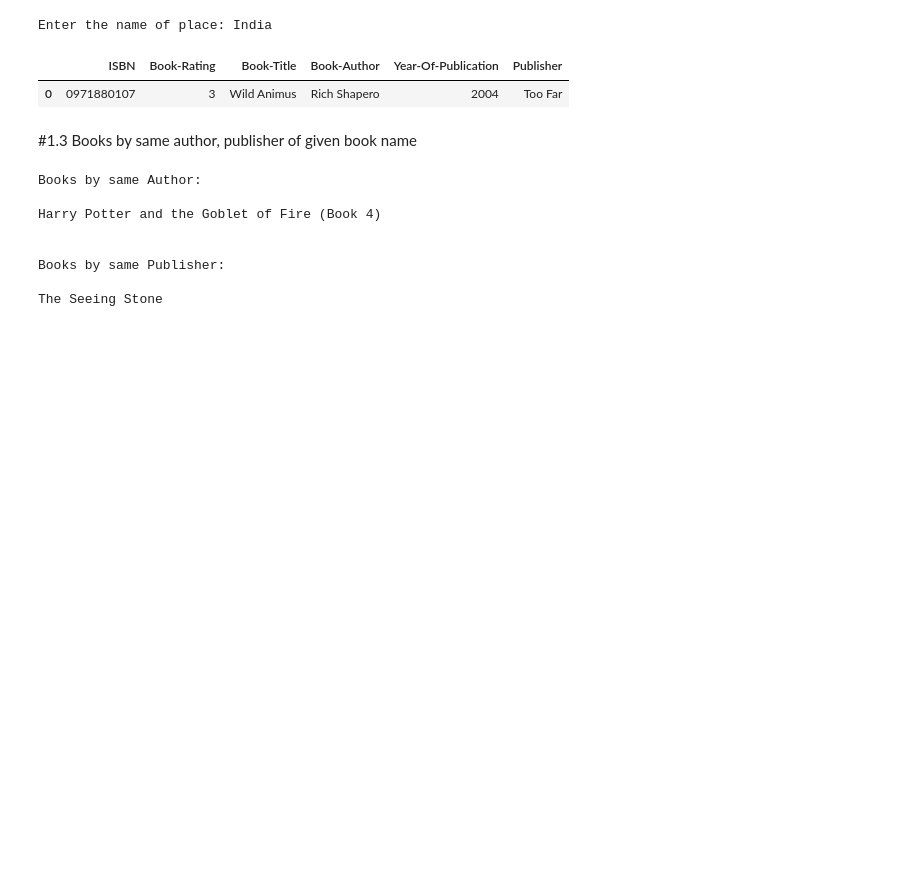
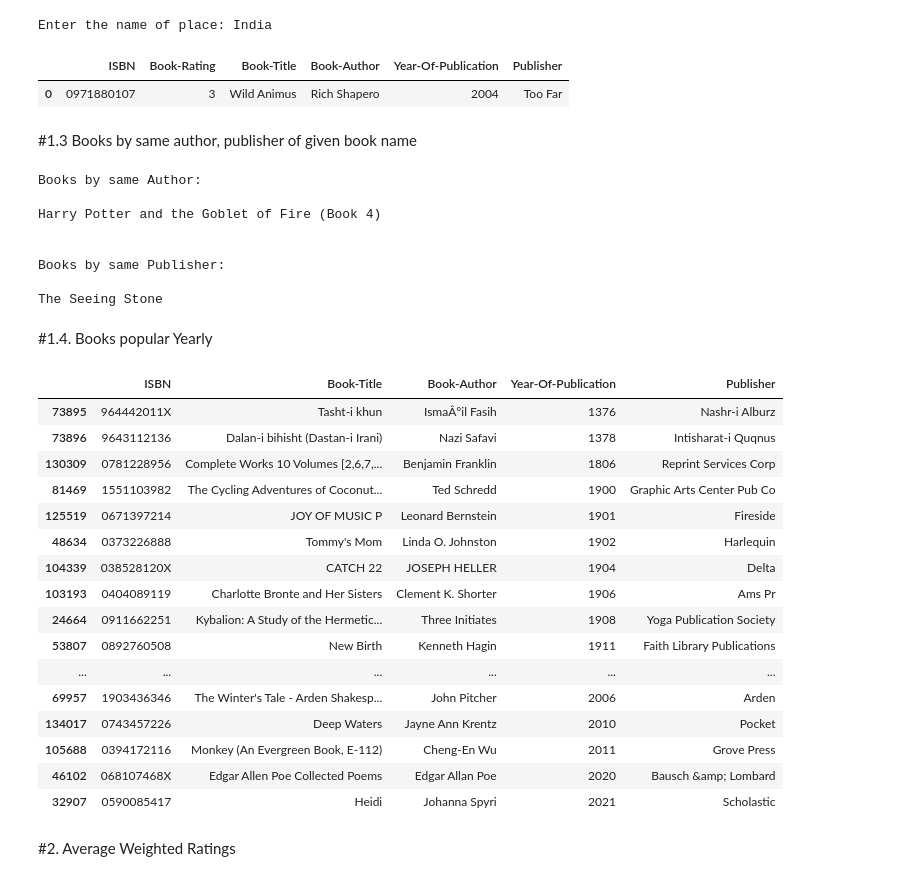
Before and after one commit to satendra-p/book_recommendation_system_, a Jupyter notebook: Book_Recommendation_System_Unsupervised_ML.ipynb, the cells around one changed output. Cells and saved outputs as stored; diff of their text form; code cells hidden in the pictures; blank space fills up the shorter version.

```diff
--- a/Book_Recommendation_System_Unsupervised_ML.ipynb
+++ b/Book_Recommendation_System_Unsupervised_ML.ipynb
@@ -797,3 +797,44 @@ Harry Potter and the Goblet of Fire (Book 4)
 Books by same Publisher:
 
 The Seeing Stone
+# %% [markdown]
+#1.4. Books popular Yearly
+# %%
+# most popular book in particular year based on rating
+data = pd.DataFrame(dataset1.groupby('ISBN')['Book-Rating'].count()).sort_values('Book-Rating', ascending=False)
+data = pd.merge(data, books, on='ISBN', left_index = False)
+
+years = set()
+indices = []
+for ind, row in data.iterrows():
+    if row['Year-Of-Publication'] in years:
+        indices.append(ind)
+    else:
+        years.add(row['Year-Of-Publication'])
+
+data = data.drop(indices)
+data = data.drop('Book-Rating', axis = 1)
+data = data.sort_values('Year-Of-Publication')
+
+pd.set_option("display.max_rows", None, "display.max_columns", None)
+data
+# %% [output]
+|  | ISBN | Book-Title | Book-Author | Year-Of-Publication | Publisher |
+| 73895 | 964442011X | Tasht-i khun | IsmaÂ°il Fasih | 1376 | Nashr-i Alburz |
+| 73896 | 9643112136 | Dalan-i bihisht (Dastan-i Irani) | Nazi Safavi | 1378 | Intisharat-i Quqnus |
+| 130309 | 0781228956 | Complete Works 10 Volumes [2,6,7,... | Benjamin Franklin | 1806 | Reprint Services Corp |
+| 81469 | 1551103982 | The Cycling Adventures of Coconut... | Ted Schredd | 1900 | Graphic Arts Center Pub Co |
+| 125519 | 0671397214 | JOY OF MUSIC P | Leonard Bernstein | 1901 | Fireside |
+| 48634 | 0373226888 | Tommy's Mom | Linda O. Johnston | 1902 | Harlequin |
+| 104339 | 038528120X | CATCH 22 | JOSEPH HELLER | 1904 | Delta |
+| 103193 | 0404089119 | Charlotte Bronte and Her Sisters | Clement K. Shorter | 1906 | Ams Pr |
+| 24664 | 0911662251 | Kybalion: A Study of the Hermetic... | Three Initiates | 1908 | Yoga Publication Society |
+| 53807 | 0892760508 | New Birth | Kenneth Hagin | 1911 | Faith Library Publications |
+| ... | ... | ... | ... | ... | ... |
+| 69957 | 1903436346 | The Winter's Tale - Arden Shakesp... | John Pitcher | 2006 | Arden |
+| 134017 | 0743457226 | Deep Waters | Jayne Ann Krentz | 2010 | Pocket |
+| 105688 | 0394172116 | Monkey (An Evergreen Book, E-112) | Cheng-En Wu | 2011 | Grove Press |
+| 46102 | 068107468X | Edgar Allen Poe Collected Poems | Edgar Allan Poe | 2020 | Bausch &amp; Lombard |
+| 32907 | 0590085417 | Heidi | Johanna Spyri | 2021 | Scholastic |
+# %% [markdown]
+#2. Average Weighted Ratings
```
Also changed, not shown: parts of 5 cells of this notebook.
